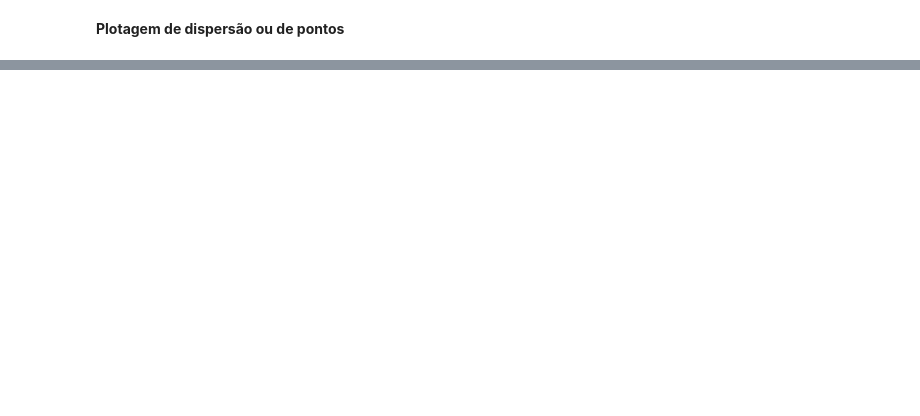
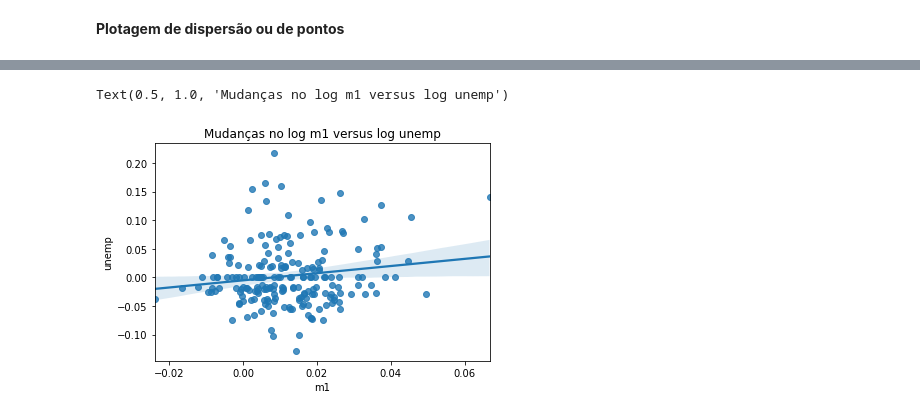
Before and after one commit to anicelysantos/-book-Python-para-Analise-de-dados, a Jupyter notebook: plotagem_visualizacao.ipynb, the cells around one changed output, grey strips where cells are left out. Drawn from its saved outputs; the diff is of its cells as text; code cells hidden in the pictures; blank space fills up the shorter version.

```diff
--- a/plotagem_visualizacao.ipynb
+++ b/plotagem_visualizacao.ipynb
@@ -349,2 +349,8 @@ sns.distplot(values, bins=100, color='k')
 # %% [markdown]
 **Plotagem de dispersão ou de pontos**
+# %%
+macro = pd.read_csv('/content/drive/MyDrive/dados_pandas/pydata-book-2nd-edition/examples/macrodata.csv')
+# %%
+data = macro[['cpi','m1','tbilrate','unemp']]
+# %%
+trans_data = np.log(data).diff().dropna()
@@ -350,0 +366,7 @@ sns.distplot(values, bins=100, color='k')
+# %%
+#plotagem de dispersão com regressão linear
+sns.regplot('m1', 'unemp',data=trans_data)
+plt.title('Mudanças no log %s versus log %s' % ('m1','unemp'))
+# %% [output]
+Text(0.5, 1.0, 'Mudanças no log m1 versus log unemp')
+[figure, added]
```
Also changed, not shown: parts of 14 cells of this notebook.
